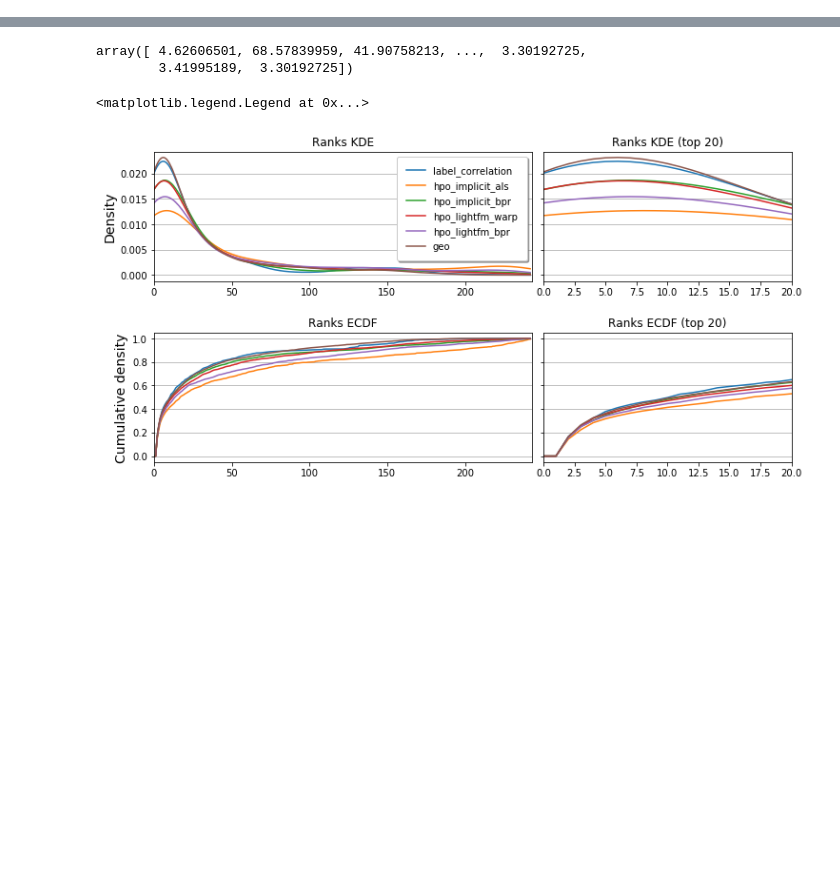
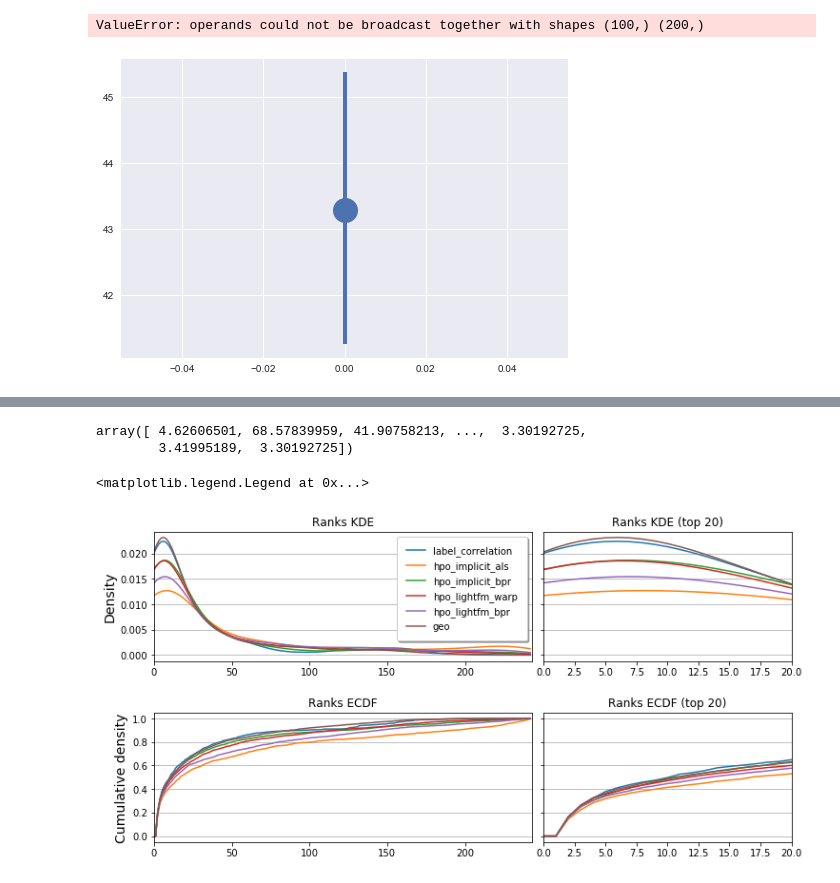
Before and after one commit to ljmartin/molrec, a Jupyter notebook: time_split/code_scrapbook.ipynb, the cells around one changed output, grey strips where cells are left out. Saved outputs shown, nothing was run; the diff lists cells and outputs as text; code cells hidden in the pictures; blank space fills up the shorter version.

```diff
--- a/time_split/code_scrapbook.ipynb
+++ b/time_split/code_scrapbook.ipynb
@@ -16,0 +86,40 @@ import utils
+# %%
+import matplotlib.pyplot as plt
+import pymc3 as pm
+from scipy.stats import gaussian_kde
+import numpy as np
+plt.style.use('seaborn')
+
+
+def calc_hpd(ranks, statistic=np.mean):
+    with pm.Model() as model:
+        #prior on statistic of interest:
+        a = pm.Normal('a', mu=statistic(ranks), sigma=10.0)
+        #'nuisance' parameter:
+        b = pm.HalfNormal('b', sigma=10.0)
+        #likelihood:
+        if statistic==np.mean:
+            y = pm.Normal('y', mu=a, sigma=b, observed=ranks)
+        elif statistic==np.median:
+            y = pm.Laplace('y', mu=a, b=b,observed=ranks)
+
+        trace = pm.sample(draws=500, tune=500, chains=2, target_accept=0.9)
+
+    return trace
+
+def calc_kde(ranks, xs=np.linspace(0,243,243)):
+    #kde:
+    density = gaussian_kde(ranks)
+    density.covariance_factor= lambda : 0.25
+    density._compute_covariance()
+    return density(xs)
+
+# def calc_ecdf(ranks):
+#     ecdf = [(ranks<i).sum()/len(ranks) for i in range(0, 243)]
+#     return ecdf
+# %%
+plt.errorbar(0, m, yerr = np.array([m-hpd[0], hpd[1]-m])[:,None],fmt='o', linewidth=4, markersize=25, capsize=3)
+plt.fill_betweenx(xs,d,0, alpha=0.4)
+# %% [output]
+ValueError: operands could not be broadcast together with shapes (100,) (200,)
+[figure, added]
```
Also changed, not shown: parts of 16 cells of this notebook, 9 other files.
